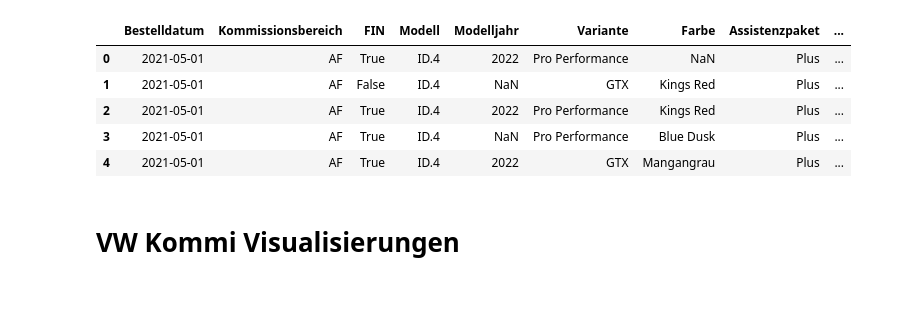
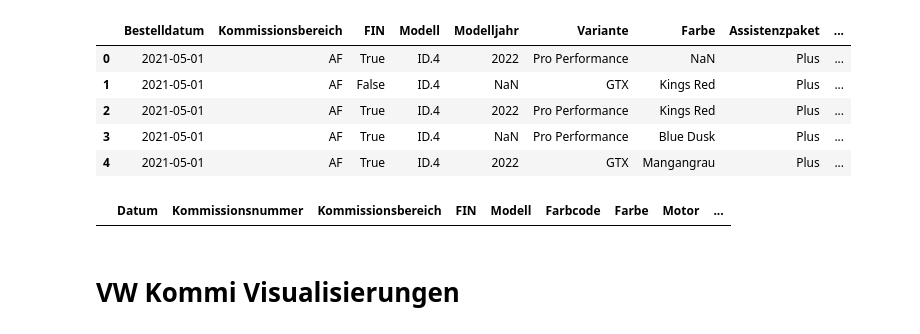
Before and after one commit to adur1990/MeinID, a Jupyter notebook: jupyter/eval.ipynb, the cells around one changed output. Drawn from its saved outputs; the diff is of its cells as text; code cells hidden in the pictures; blank space fills up the shorter version.

```diff
--- a/jupyter/eval.ipynb
+++ b/jupyter/eval.ipynb
@@ -100,6 +100,8 @@ def load_file(path):
 
                 try:
                     specifications = elem["specifications"]
+                    if len(specifications) == 0:
+                        print("Empty specs")
 
                     specs = []
                     for spec in specifications:
@@ -208,6 +210,10 @@ g_sheet_df.head()
 | 2 | 2021-05-01 | AF | True | ID.4 | 2022 | Pro Performance | Kings Red | Plus | ... |
 | 3 | 2021-05-01 | AF | True | ID.4 | NaN | Pro Performance | Blue Dusk | Plus | ... |
 | 4 | 2021-05-01 | AF | True | ID.4 | 2022 | GTX | Mangangrau | Plus | ... |
+# %%
+df[df["Ausstattung"] == np.nan]
+# %% [output]
+|  | Datum | Kommissionsnummer | Kommissionsbereich | FIN | Modell | Farbcode | Farbe | Motor | ... |
 # %% [markdown]
 # VW Kommi Visualisierungen
 # %%
```
Also changed, not shown: parts of 1 cell of this notebook, 26 other files.
